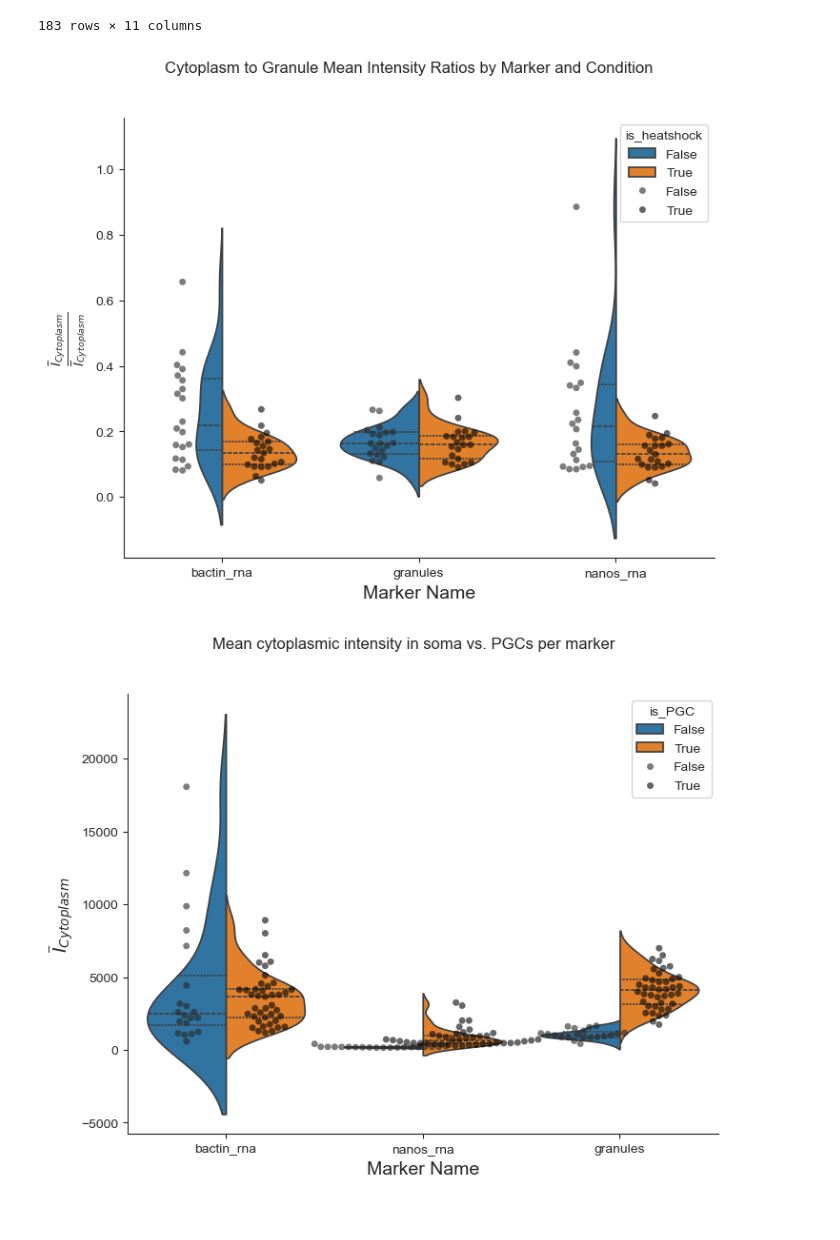
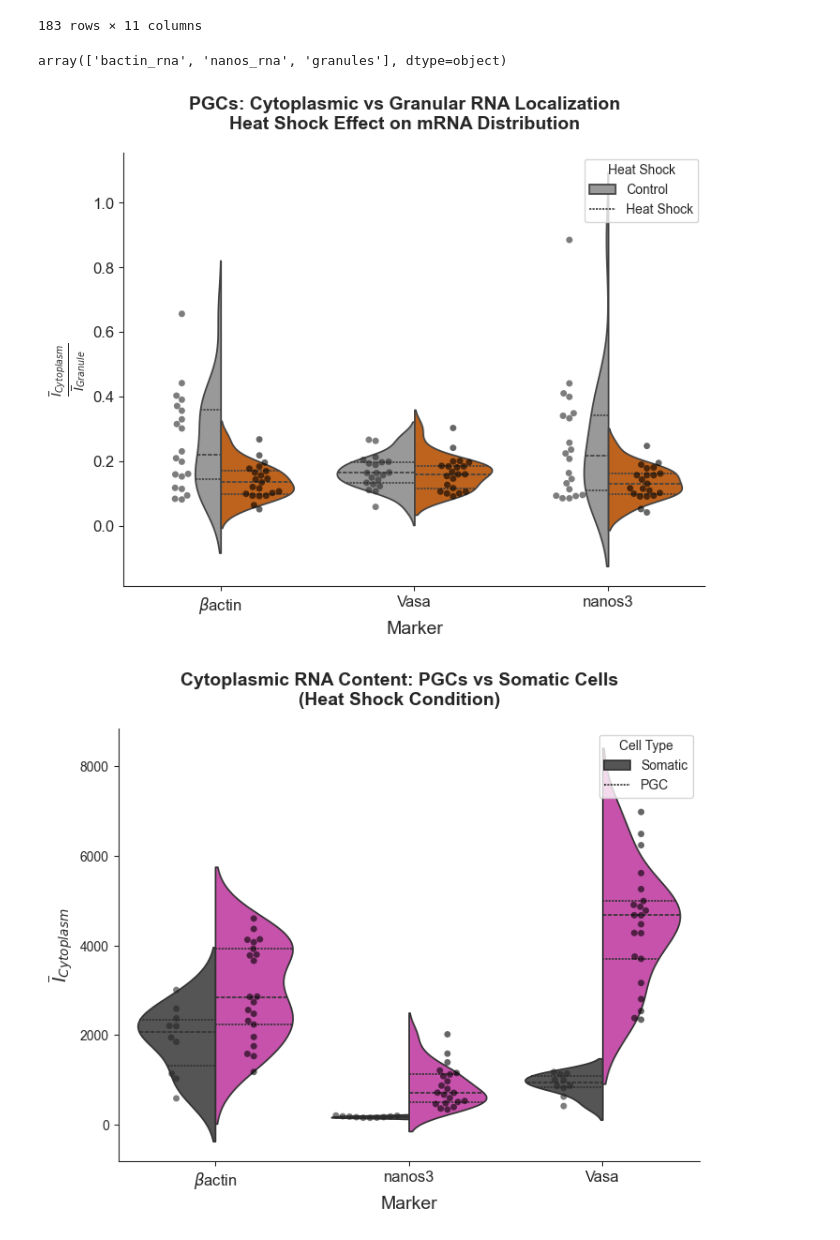
Before and after one commit to wegner-ophaus-et-al/paper, a Jupyter notebook: figures/figure4/heatshock-mRNA/process_20260114_heatshock.ipynb, the cells around one changed output. Saved outputs shown, nothing was run; the diff lists cells and outputs as text; code cells hidden in the pictures.

```diff
--- a/figures/figure4/heatshock-mRNA/process_20260114_heatshock.ipynb
+++ b/figures/figure4/heatshock-mRNA/process_20260114_heatshock.ipynb
@@ -36,8 +37,8 @@ def compute_masks(seg_cell, seg_nucleus, seg_granule, safety_margin=2):
 sample_path = list_of_sample_paths[0]
 # %%
 measurement_dicts = []
-for sample_path in list_of_sample_paths:
-    print(f'Processing sample: {sample_path.name}')
+for sample_path in tqdm(list_of_sample_paths):
+    # print(f'Processing sample: {sample_path.name}')
     save_figures = False  # Set to True to save figures for each sample
 
 
@@ -199,14 +198,21 @@ df_cytoplasm_granule_ratio
+# %%
+df_main['marker_name'].unique()
+# %% [output]
+array(['bactin_rna', 'nanos_rna', 'granules'], dtype=object)
 # %%
 sns.set_style(style="ticks")
-fig_cyto_gran, ax_cyto_gran = plt.subplots(figsize=(8, 6))
-fig_cyto_gran.suptitle('Cytoplasm to Granule Mean Intensity Ratios by Marker and Condition')
+plt.rcParams['pdf.fonttype'] = 42
+
+fig_pgc_cyto_gran_ratio, ax_pgc_cyto_gran_ratio = plt.subplots(figsize=(8, 6))
+fig_pgc_cyto_gran_ratio.suptitle('PGCs: Cytoplasmic vs Granular RNA Localization\nHeat Shock Effect on mRNA Distribution', fontsize=14, fontweight='bold')
 sns.violinplot(data=df_cytoplasm_granule_ratio.query("is_PGC == True"),
                x='marker_name',
                y='cytoplasm_to_granule_ratio',
                hue='is_heatshock',
                split=True,
+               palette=heat_shock_palette,
                inner='quart',
-               ax=ax_cyto_gran)
+               ax=ax_pgc_cyto_gran_ratio)
 sns.swarmplot(data=df_cytoplasm_granule_ratio.query("is_PGC == True"),
               x='marker_name',
               y='cytoplasm_to_granule_ratio',
@@ -214,33 +220,41 @@ sns.swarmplot(data=df_cytoplasm_granule_ratio.query("is_PGC == True"),
               dodge=True,
               palette='dark:k',
               alpha=0.6,
-              ax=ax_cyto_gran)
-ax_cyto_gran.set_ylabel(r"$\frac{\overline{I}_{Cytoplasm}}{\overline{I}_{Cytoplasm}}$", fontsize=14)
-ax_cyto_gran.set_xlabel("Marker Name", fontsize=14)
+              ax=ax_pgc_cyto_gran_ratio)
+ax_pgc_cyto_gran_ratio.set_ylabel(r"$\frac{\overline{I}_{Cytoplasm}}{\overline{I}_{Granule}}$", fontsize=14)
+ax_pgc_cyto_gran_ratio.set_xlabel("Marker", fontsize=14)
+ax_pgc_cyto_gran_ratio.legend(title='Heat Shock', labels=['Control', 'Heat Shock'], loc='upper right')
+ax_pgc_cyto_gran_ratio.set_xticklabels([marker_labels.get(label.get_text(), label.get_text()) for label in ax_pgc_cyto_gran_ratio.get_xticklabels()], fontsize=12)
+ax_pgc_cyto_gran_ratio.set_yticklabels(ax_pgc_cyto_gran_ratio.get_yticklabels(), fontsize=12)
 sns.despine()
+fig_pgc_cyto_gran_ratio.savefig(root / 'pgc_cytoplasm_granule_ratio_heatshock_effect.pdf', bbox_inches='tight')
 # %% [output]
-[figure, old version]
+[figure, new version]
 # %%
-fig_soma_cyto, ax_soma_cyto = plt.subplots(figsize=(8, 6))
-fig_soma_cyto.suptitle('Mean cytoplasmic intensity in soma vs. PGCs per marker')
-sns.violinplot(data=df_main.query("area_name == 'cytoplasm'"),
+fig_pgc_soma_comparison, ax_pgc_soma_comparison = plt.subplots(figsize=(8, 6))
+fig_pgc_soma_comparison.suptitle('Cytoplasmic RNA Content: PGCs vs Somatic Cells\n(Heat Shock Condition)', fontsize=14, fontweight='bold')
+sns.violinplot(data=df_main.query("area_name == 'cytoplasm' and is_heatshock == True"),
                x='marker_name',
                y='mean_intensity',
                hue='is_PGC',
                split=True,
+               palette=pgc_soma_palette,
                inner='quart',
-               ax=ax_soma_cyto,
+               ax=ax_pgc_soma_comparison,
                density_norm="width")
-sns.swarmplot(data=df_main.query("area_name == 'cytoplasm'"),
+sns.swarmplot(data=df_main.query("area_name == 'cytoplasm' and is_heatshock == True"),
               x='marker_name',
               y='mean_intensity',
               hue='is_PGC',
               dodge=True,
               palette='dark:k',
               alpha=0.6,
-              ax=ax_soma_cyto)
-ax_soma_cyto.set_ylabel(r"$\overline{I}_{Cytoplasm}$", fontsize=14)
-ax_soma_cyto.set_xlabel("Marker Name", fontsize=14)
+              ax=ax_pgc_soma_comparison)
+ax_pgc_soma_comparison.set_ylabel(r"$\overline{I}_{Cytoplasm}$", fontsize=14)
+ax_pgc_soma_comparison.set_xlabel("Marker", fontsize=14)
+ax_pgc_soma_comparison.legend(title='Cell Type', labels=['Somatic', 'PGC'], loc='upper right')
+ax_pgc_soma_comparison.set_xticklabels([marker_labels.get(label.get_text(), label.get_text()) for label in ax_pgc_soma_comparison.get_xticklabels()], fontsize=12)
 sns.despine()
+fig_pgc_soma_comparison.savefig(root / 'pgc_soma_cytoplasm_heatshock_comparison.pdf', bbox_inches='tight')
 # %% [output]
-[figure, old version]
+[figure, new version]
```
Also changed, not shown: parts of 10 cells of this notebook, 3 other files.
